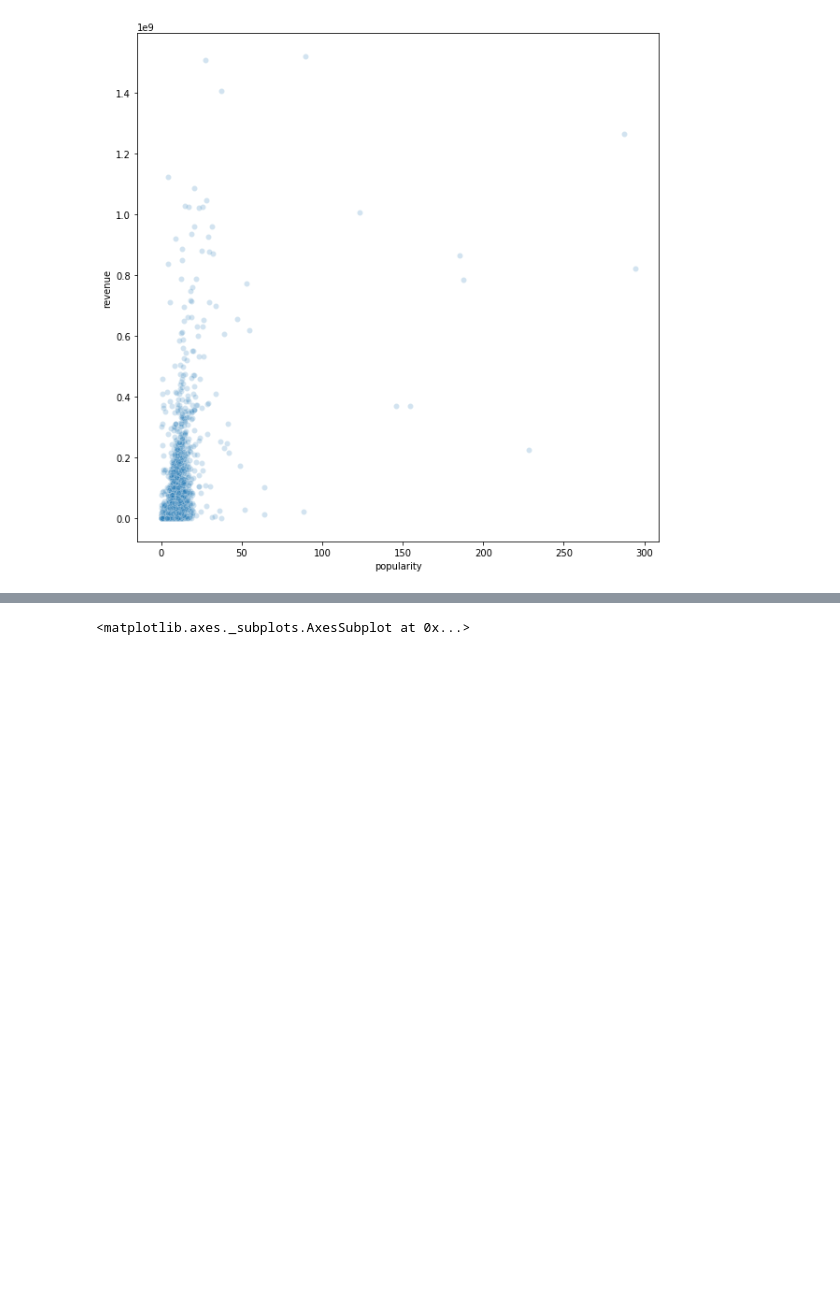
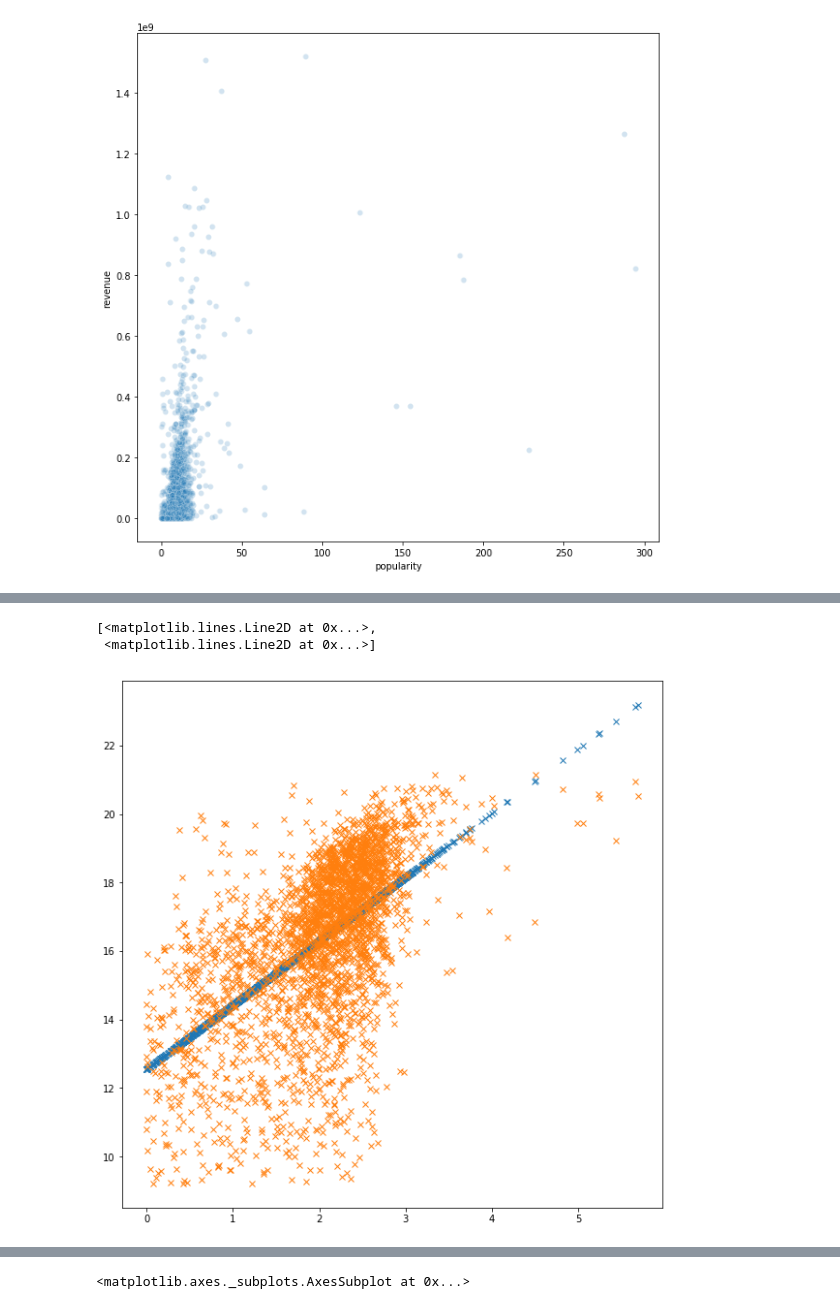
Before and after one commit to Cruzzor/BoxOffice, a Jupyter notebook: exploration_wiebke.ipynb, the cells around one changed output, grey strips where cells are left out. Cells and saved outputs as stored; diff of their text form; code cells hidden in the pictures; blank space fills up the shorter version.

```diff
--- a/exploration_wiebke.ipynb
+++ b/exploration_wiebke.ipynb
@@ -89,0 +96,15 @@ sns.scatterplot(x='popularity', y='revenue', data=data, alpha=0.2)
+# %%
+# identify linear model for log1p-log relationsship
+linModel = LinearRegression()
+x = np.log1p(data_cleaned[['popularity']])
+y = np.log1p(data_cleaned['revenue'])
+linModel.fit(x,y)
+y_pred = linModel.predict(x)
+# %%
+# plot data vs. prediction
+fig, ax = plt.subplots(figsize=(10,10))
+ax.plot(x,y_pred,'x',x,y,'x')
+# %% [output]
+[<matplotlib.lines.Line2D at 0x...>,
+ <matplotlib.lines.Line2D at 0x...>]
+[figure, added]
```
Also changed, not shown: parts of 23 cells of this notebook.
